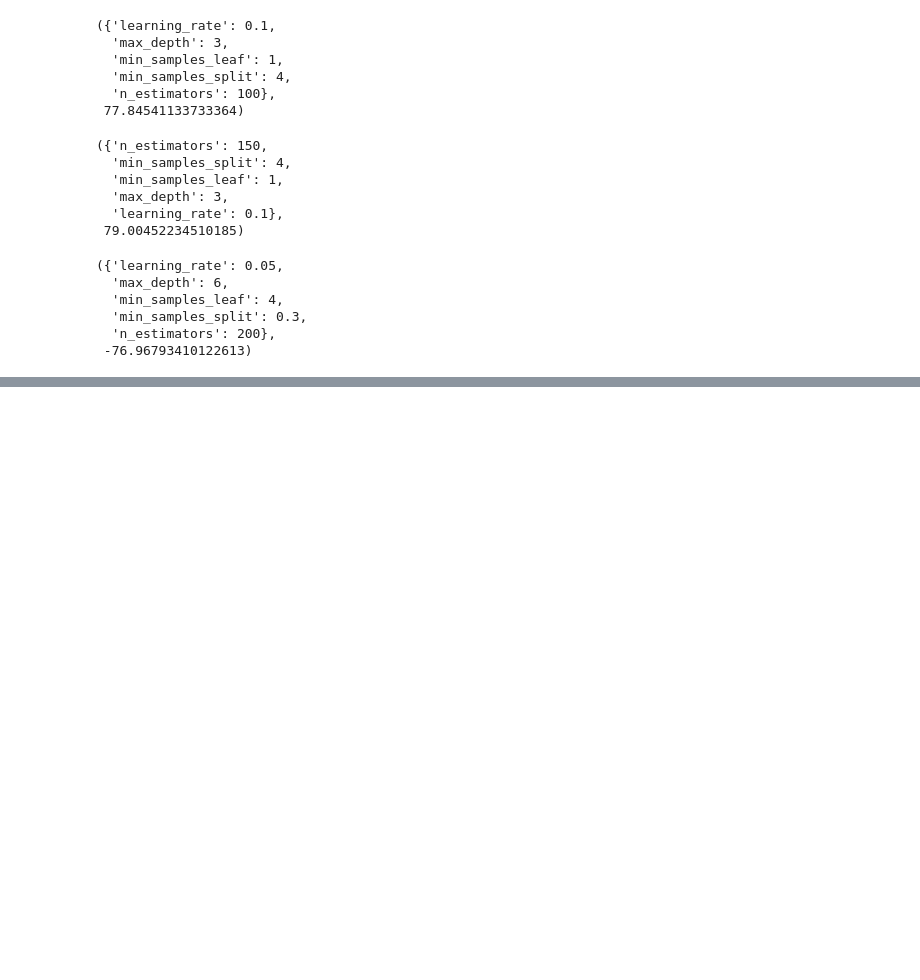
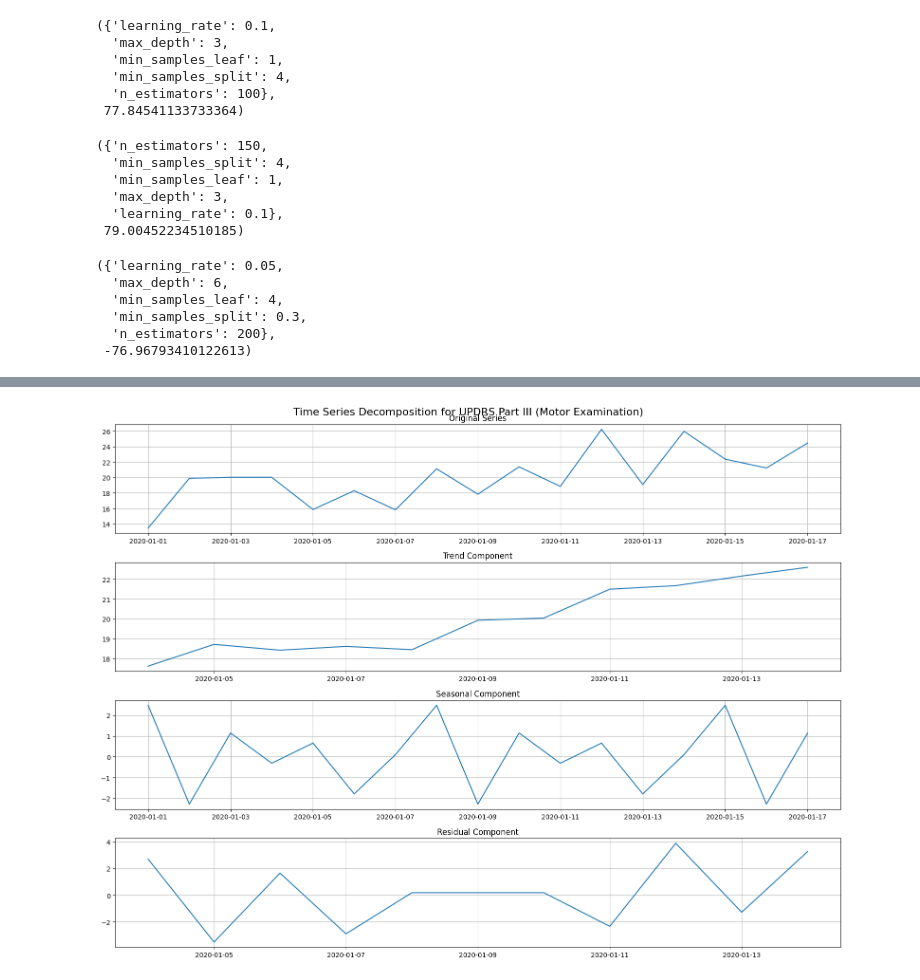
Before and after one commit to azizharouna/NeuroMetrics, a Jupyter notebook: 4_modelization.ipynb, the cells around one changed output, grey strips where cells are left out. Saved outputs shown, nothing was run; the diff lists cells and outputs as text; code cells hidden in the pictures; blank space fills up the shorter version.

```diff
--- a/4_modelization.ipynb
+++ b/4_modelization.ipynb
@@ -175,0 +206,40 @@ refined_best_params, refined_best_score
+# %%
+# Setting a monthly frequency for the time series data
+avg_updrs_scores_over_time.index = pd.date_range(start='1/1/2020', periods=len(avg_updrs_scores_over_time), freq='D')#freq='M') monthly when we have more data
+
+# Decomposing the time series data for UPDRS Part III with the assumed daily frequency
+decomposition = seasonal_decompose(avg_updrs_scores_over_time['updrs_3'], model='additive')
+
+# Plotting the decomposition
+plt.figure(figsize=(16, 12))
+plt.suptitle('Time Series Decomposition for UPDRS Part III (Motor Examination)', fontsize=16)
+
+# Original series
+plt.subplot(4, 1, 1)
+plt.plot(decomposition.observed)
+plt.title('Original Series')
+plt.grid(True)
+
+# Trend component
+plt.subplot(4, 1, 2)
+plt.plot(decomposition.trend)
+plt.title('Trend Component')
+plt.grid(True)
+
+# Seasonal component
+plt.subplot(4, 1, 3)
+plt.plot(decomposition.seasonal)
+plt.title('Seasonal Component')
+plt.grid(True)
+
+# Residual component
+plt.subplot(4, 1, 4)
+plt.plot(decomposition.resid)
+plt.title('Residual Component')
+plt.grid(True)
+
+plt.tight_layout()
+plt.subplots_adjust(top=0.95)
+plt.show()
+# %% [output]
+[figure, added]
```
Also changed, not shown: parts of 7 cells of this notebook, 1 other file.
